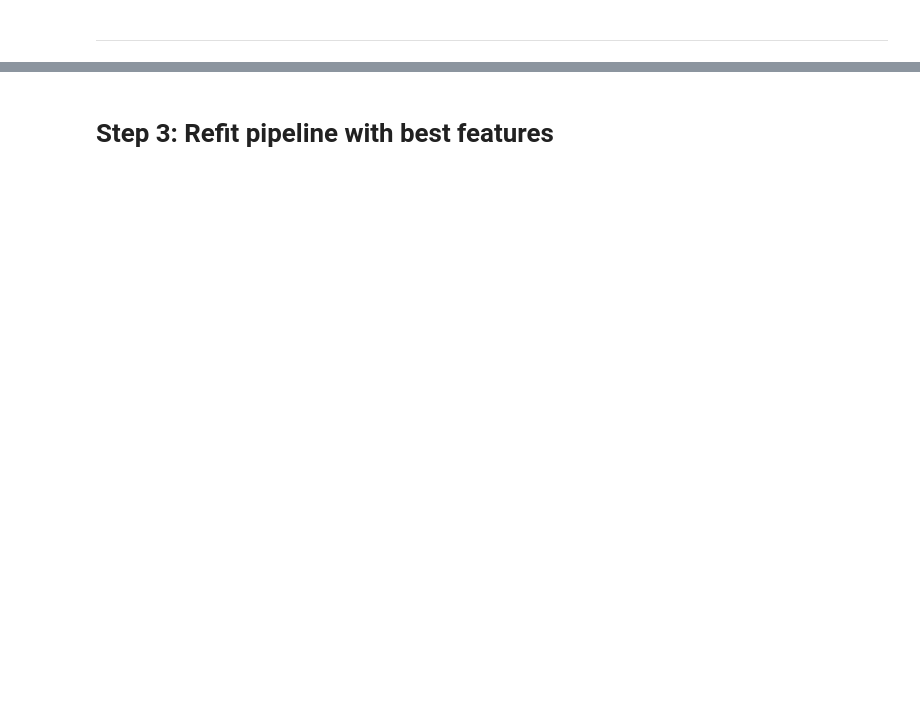
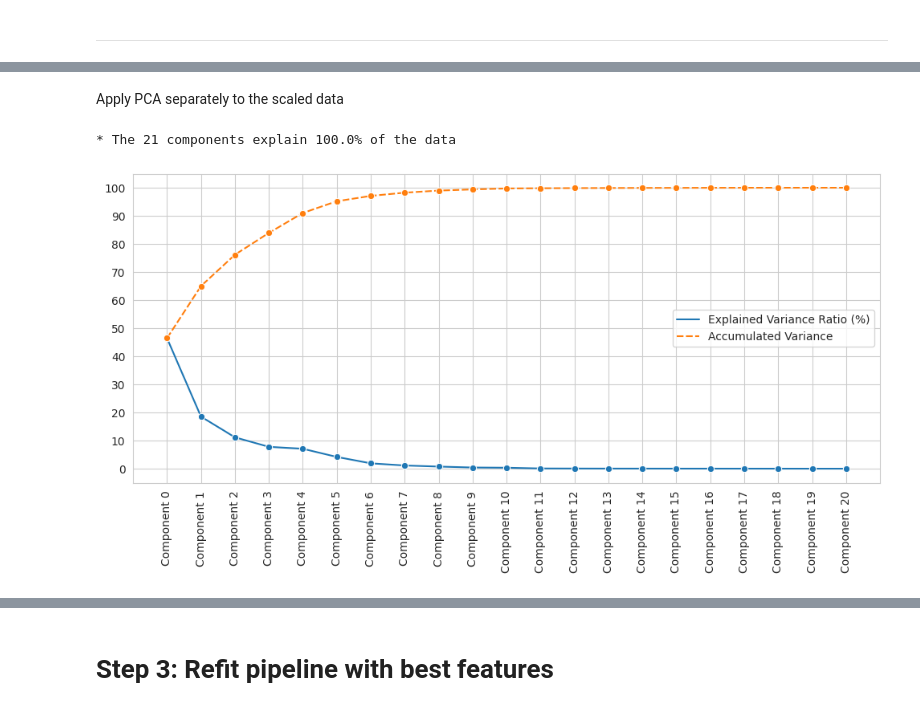
Before and after one commit to van-essa/heritage-housing-issues, a Jupyter notebook: jupyter_notebooks/05 - Modeling and Evaluation - Predict Sale Price.ipynb, the cells around one changed output, grey strips where cells are left out. Saved outputs shown, nothing was run; the diff lists cells and outputs as text; code cells hidden in the pictures; blank space fills up the shorter version.

```diff
--- a/jupyter_notebooks/05 - Modeling and Evaluation - Predict Sale Price.ipynb
+++ b/jupyter_notebooks/05 - Modeling and Evaluation - Predict Sale Price.ipynb
@@ -397,0 +513,33 @@ AttributeError: 'numpy.ndarray' object has no attribute 'columns'
+# %% [markdown]
+Apply PCA separately to the scaled data
+# %%
+import numpy as np
+from sklearn.decomposition import PCA
+
+n_components = 21
+
+def pca_components_analysis(df_pca,n_components):
+    pca = PCA(n_components=n_components).fit(df_pca)
+    x_PCA = pca.transform(df_pca) # array with transformed PCA
+
+    ComponentsList = ["Component " + str(number) for number in range(n_components)]
+    dfExplVarRatio = pd.DataFrame(
+        data= np.round(100 * pca.explained_variance_ratio_ ,3),
+        index=ComponentsList,
+        columns=['Explained Variance Ratio (%)'])
+
+    dfExplVarRatio['Accumulated Variance'] = dfExplVarRatio['Explained Variance Ratio (%)'].cumsum()
+
+    PercentageOfDataExplained = dfExplVarRatio['Explained Variance Ratio (%)'].sum()
+
+    print(f"* The {n_components} components explain {round(PercentageOfDataExplained,2)}% of the data \n")
+    plt.figure(figsize=(12,5))
+    sns.lineplot(data=dfExplVarRatio,  marker="o")
+    plt.xticks(rotation=90)
+    plt.yticks(np.arange(0, 110, 10))
+    plt.show()
+
+pca_components_analysis(df_pca=df_pca,n_components=n_components)
+# %% [output]
+* The 21 components explain 100.0% of the data
+[figure, added]
```
Also changed, not shown: parts of 42 cells of this notebook.
